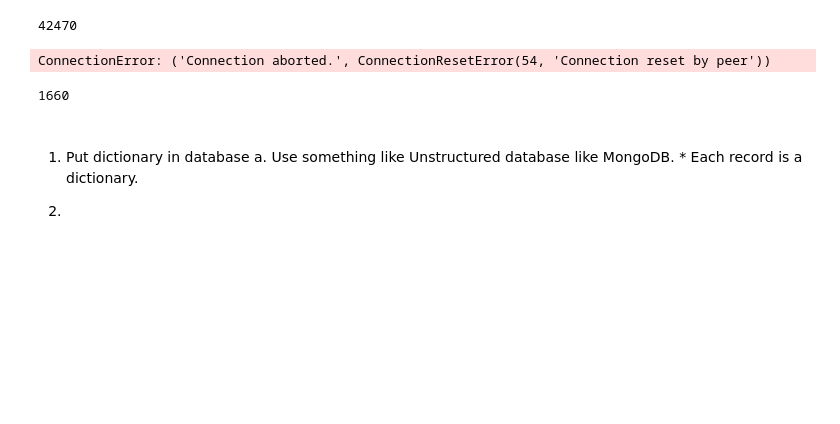
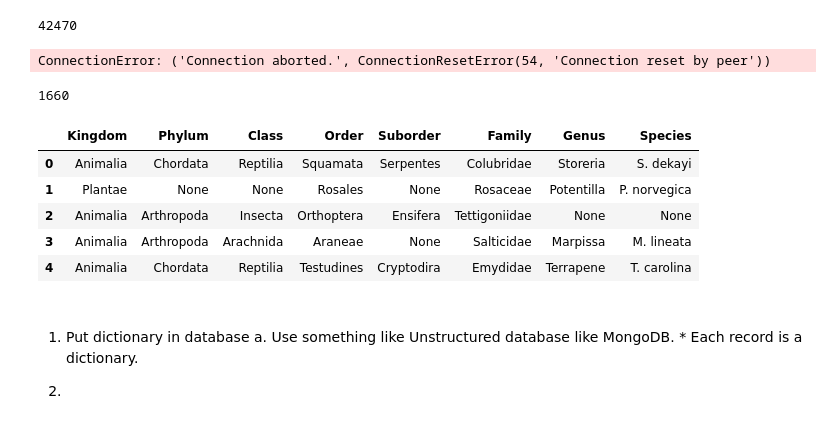
Before and after one commit to OmkarMehta/entropy-and-persistent-homology, a Jupyter notebook: project-rough.ipynb, the cells around one changed output. Cells and saved outputs as stored; diff of their text form; code cells hidden in the pictures; blank space fills up the shorter version.

Commit message:
Got data_taxonomy

```diff
--- a/project-rough.ipynb
+++ b/project-rough.ipynb
@@ -545,6 +545,15 @@ data_taxonomy_df = pd.DataFrame(data_taxonomy)
 data_taxonomy_df.to_csv('data_taxonomy_df.csv')
 # %%
 page = requests.get(data_df['wikipedia_url'][0])
+# %%
+data_taxonomy_df.head()
+# %% [output]
+|  | Kingdom | Phylum | Class | Order | Suborder | Family | Genus | Species |
+| 0 | Animalia | Chordata | Reptilia | Squamata | Serpentes | Colubridae | Storeria | S. dekayi |
+| 1 | Plantae | None | None | Rosales | None | Rosaceae | Potentilla | P. norvegica |
+| 2 | Animalia | Arthropoda | Insecta | Orthoptera | Ensifera | Tettigoniidae | None | None |
+| 3 | Animalia | Arthropoda | Arachnida | Araneae | None | Salticidae | Marpissa | M. lineata |
+| 4 | Animalia | Chordata | Reptilia | Testudines | Cryptodira | Emydidae | Terrapene | T. carolina |
 # %% [markdown]
 ##
 1. Put dictionary in database
```
